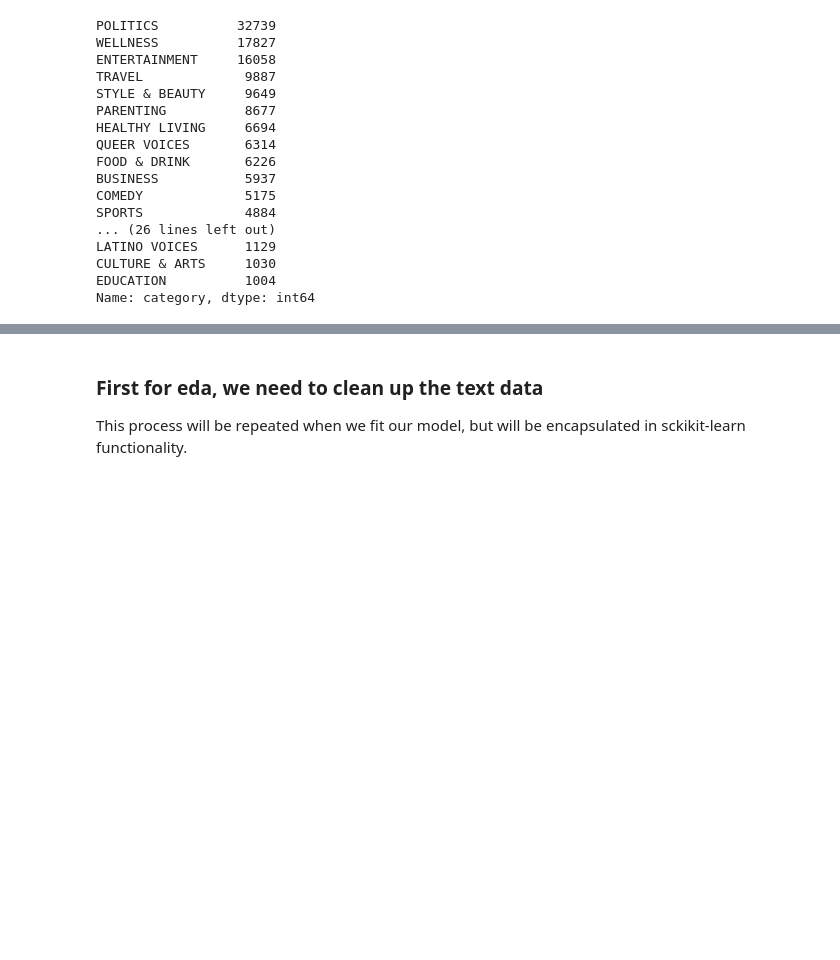
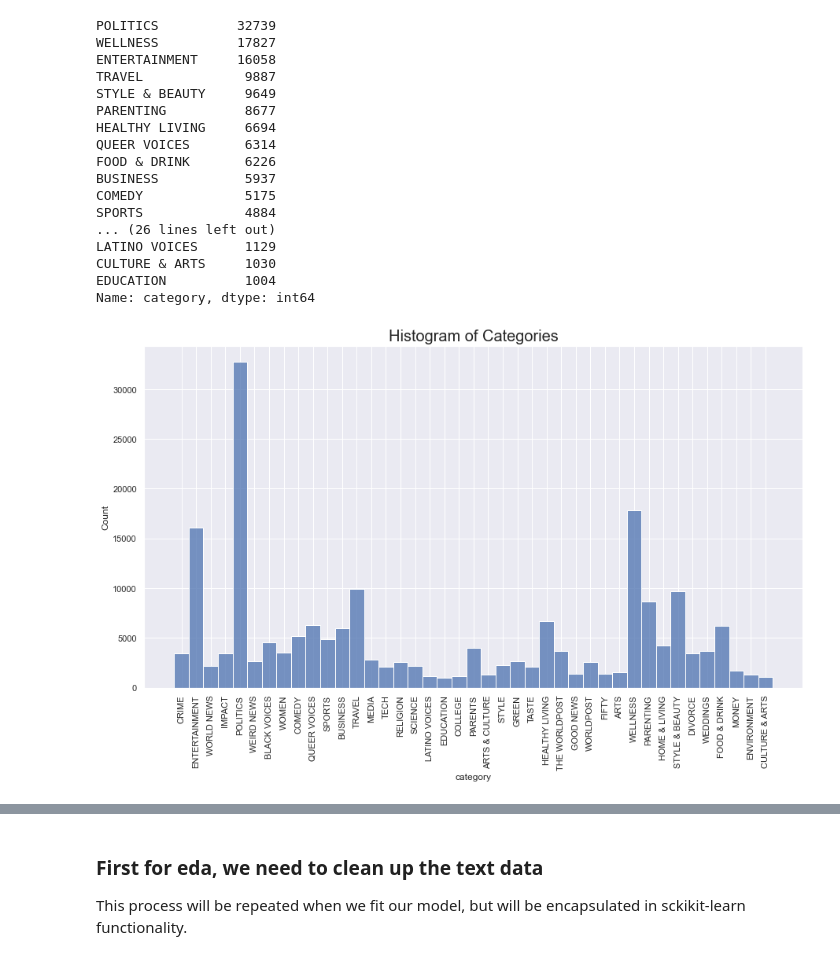
Before and after one commit to kyledbrooks/headline-categorizer, a Jupyter notebook: EDA-initial-model.ipynb, the cells around one changed output, grey strips where cells are left out. Saved outputs shown, nothing was run; the diff lists cells and outputs as text; code cells hidden in the pictures; blank space fills up the shorter version.

```diff
--- a/EDA-initial-model.ipynb
+++ b/EDA-initial-model.ipynb
@@ -97,3 +100,11 @@ LATINO VOICES      1129
 CULTURE & ARTS     1030
 EDUCATION          1004
 Name: category, dtype: int64
+# %%
+sns.set(rc = {'figure.figsize':(15,8)})
+sns.histplot(data=data, x='category')
+plt.xticks(rotation=90)
+plt.title('Histogram of Categories', fontsize=20)
+plt.show()
+# %% [output]
+[figure, added]
```
Also changed, not shown: parts of 22 cells of this notebook.
